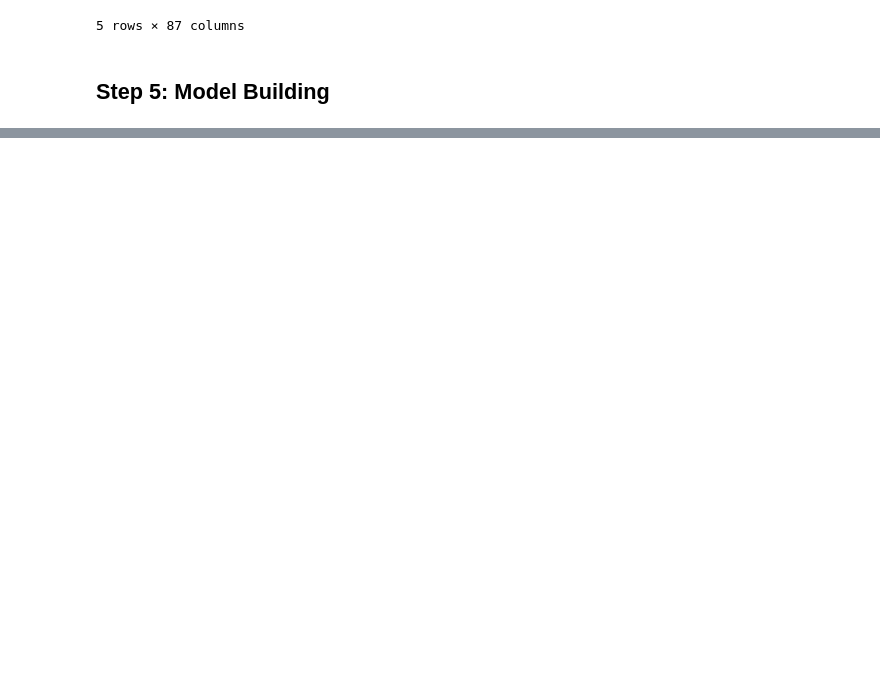
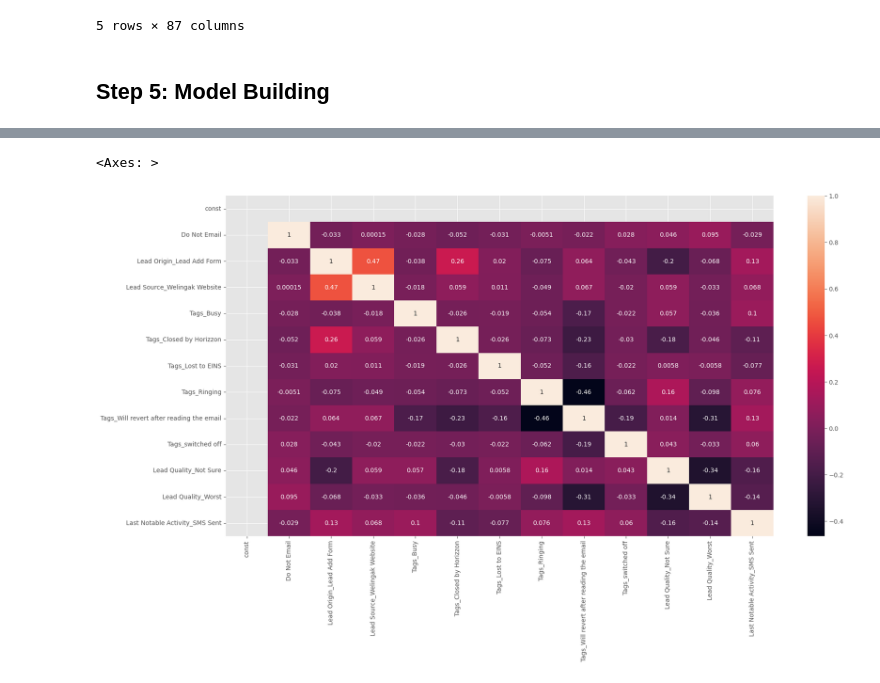
Before and after one commit to shinde-chandrakant/Lead-Scoring-Case-Study, a Jupyter notebook: LeadScoring.ipynb, the cells around one changed output, grey strips where cells are left out. Cells and saved outputs as stored; diff of their text form; code cells hidden in the pictures; blank space fills up the shorter version.

```diff
--- a/LeadScoring.ipynb
+++ b/LeadScoring.ipynb
@@ -763,0 +830,9 @@ X_train.head()
+# %%
+import statsmodels.api as sm
+
+# Function for building the model
+def build_model(X,y):
+    X_sm = sm.add_constant(X)    # To add a constant
+    logm = sm.GLM(y, X_sm, family = sm.families.Binomial()).fit()    # To fit the model
+    print(logm.summary())    # Summary of the model
+    return X_sm, logm
@@ -763,0 +911,5 @@ X_train.head()
+# %%
+col1 = col.drop('Tags_invalid number',1)
+
+# To rebuild the model
+X2, logm2 = build_model(X_train[col1],y_train)
@@ -763,0 +938,5 @@ X_train.head()
+# %%
+col2 = col1.drop('Tags_number not provided',1)
+
+# To rebuild the model
+X3, logm3 = build_model(X_train[col2],y_train)
@@ -763,0 +965,5 @@ X_train.head()
+# %%
+col3 = col2.drop('Tags_wrong number given',1)
+
+# To rebuild the model
+X4, logm4 = build_model(X_train[col3],y_train)
@@ -763,0 +1008,7 @@ X_train.head()
+# %%
+# To plot correlations
+plt.figure(figsize = (20,10))
+sns.heatmap(X4.corr(),annot = True)
+# %% [output]
+<Axes: >
+[figure, added]
```
Also changed, not shown: parts of 29 cells of this notebook.
